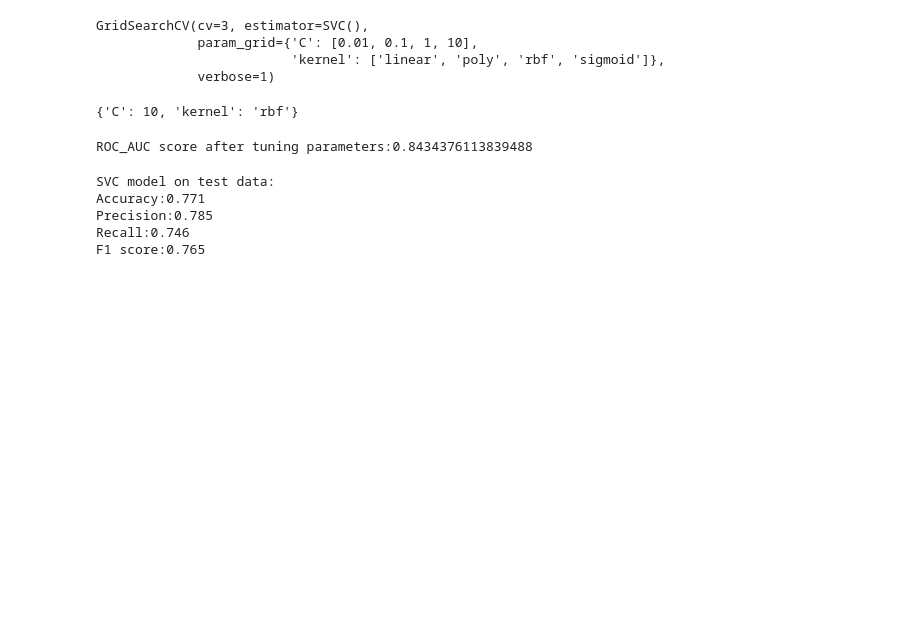
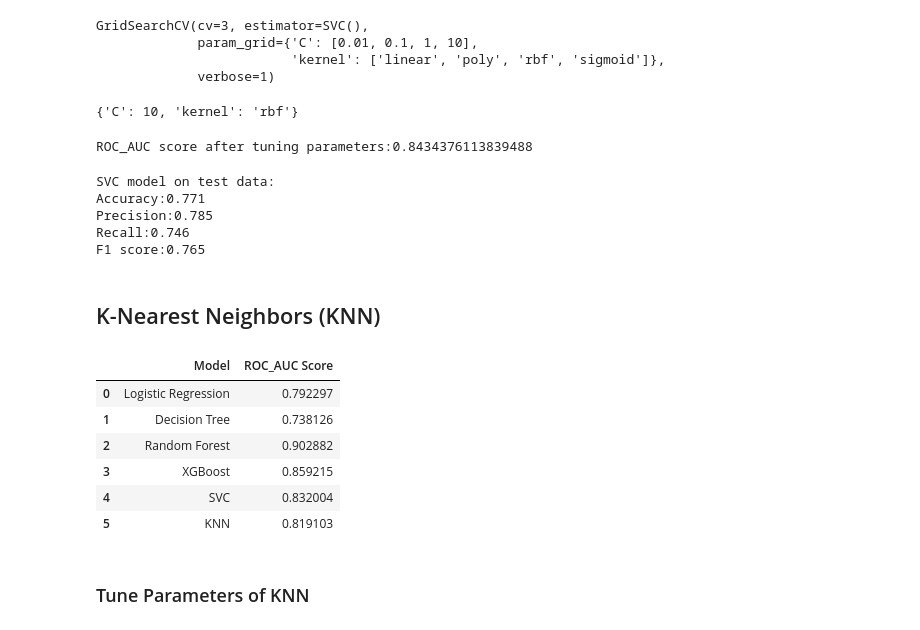
Before and after one commit to KK-Niraj/Credit-Card-Default-Prediction, a Jupyter notebook: Credit_Card_Default_Prediction_Capstone_Project.ipynb, the cells around one changed output. Drawn from its saved outputs; the diff is of its cells as text; code cells hidden in the pictures; blank space fills up the shorter version.

```diff
--- a/Credit_Card_Default_Prediction_Capstone_Project.ipynb
+++ b/Credit_Card_Default_Prediction_Capstone_Project.ipynb
@@ -929,3 +929,41 @@ Accuracy:0.771
 Precision:0.785
 Recall:0.746
 F1 score:0.765
+# %% [markdown]
+## K-Nearest Neighbors (KNN)
+# %%
+def run_knn():
+  '''
+  This function can call KNN Model.
+  '''
+  # Split data
+  X_train, X_test, y_train, y_test = data_split(X, y)
+
+  # Rescale data
+  X_train_std, X_test_std = standard_scaler(X_train, X_test, numerical_cols = num_cols)
+
+  # Instantiate model
+  clf_knn = KNeighborsClassifier()
+
+  # Fit the model
+  clf_knn.fit(X_train_std, y_train)
+
+  # Use model's default parameters to get cross validation score
+  scores = cross_val_score(clf_knn, X_train_std, y_train, scoring ="roc_auc", cv = 5)
+  roc_auc_knn = np.mean(scores)
+
+  return "KNN", roc_auc_knn
+# %%
+# Storing the value in dataframe for decision tree model.
+model_result.append(run_knn())
+pd.DataFrame(model_result, columns = ["Model", "ROC_AUC Score"])
+# %% [output]
+|  | Model | ROC_AUC Score |
+| 0 | Logistic Regression | 0.792297 |
+| 1 | Decision Tree | 0.738126 |
+| 2 | Random Forest | 0.902882 |
+| 3 | XGBoost | 0.859215 |
+| 4 | SVC | 0.832004 |
+| 5 | KNN | 0.819103 |
+# %% [markdown]
+### Tune Parameters of KNN
```
Also changed, not shown: parts of 6 cells of this notebook.
